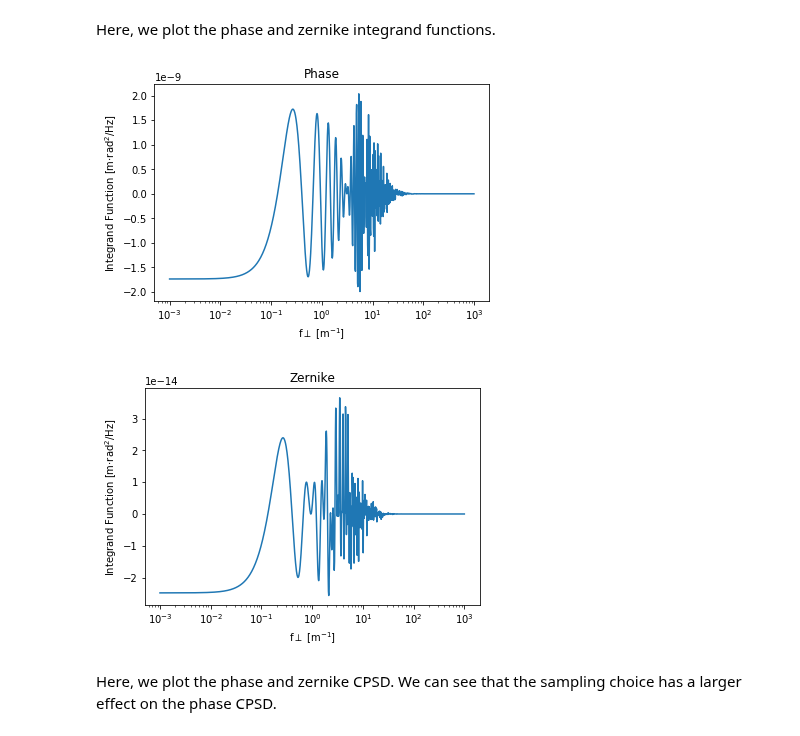
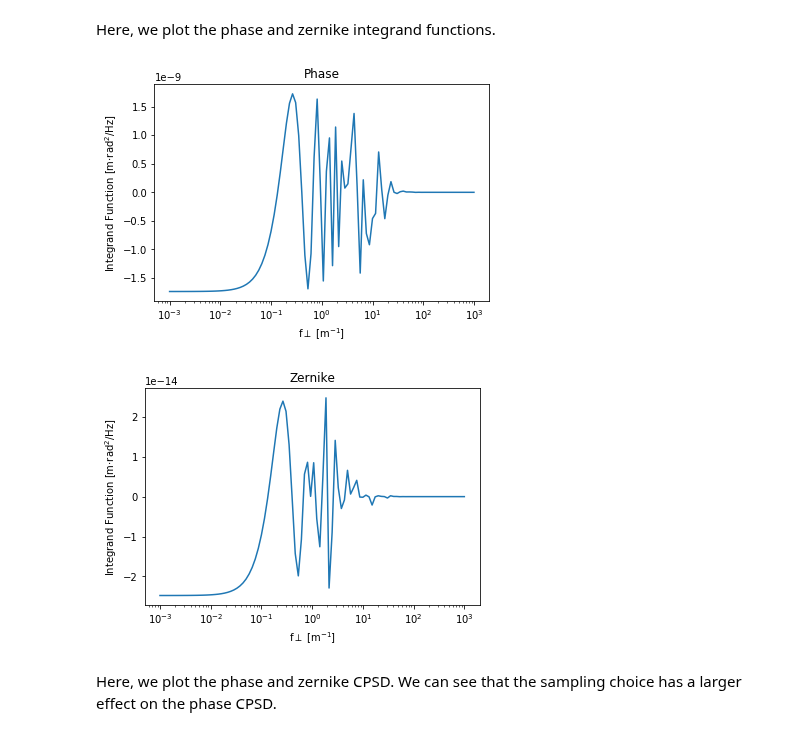
Before and after one commit to ArcetriAdaptiveOptics/arte, a Jupyter notebook: notebook/atmo/CPSD_examples.ipynb, the cells around one changed output. Drawn from its saved outputs; the diff is of its cells as text; code cells hidden in the pictures.

```diff
--- a/notebook/atmo/CPSD_examples.ipynb
+++ b/notebook/atmo/CPSD_examples.ipynb
@@ -18,7 +18,7 @@ aperture2 = CircularOpticalAperture(5, [0, 0, 0])
 cn2 = Cn2Profile.from_r0s(layersR0=[0.16], layersL0=[25], layersAltitude=[10e3],
                                    layersWindSpeed=[10], layersWindDirection=[-20])
 temp_freqs = np.linspace(0.05, 250, 5000)
-spat_freqs = np.logspace(-3, 3, 1000)
+spat_freqs = np.logspace(-3, 3, 100)
 
 mode_j = 2
 mode_k = 5
@@ -32,20 +32,20 @@ Here, we plot the phase and zernike integrand functions.
 # %%
 import matplotlib.pyplot as plt
 
-plt.semilogx(spat_freqs2, np.real(phaseIntegrand))
+plt.semilogx(spat_freqs, np.real(phaseIntegrand))
 plt.xlabel('f${\perp}$ [m$^{-1}$]')
 plt.ylabel('Integrand Function [m$\cdot$rad$^{2}$/Hz]')
 plt.title('Phase')
 plt.show()
 
 plt.semilogx(spat_freqs, np.real(zernikeIntegrand))
 plt.xlabel('f${\perp}$ [m$^{-1}$]')
 plt.ylabel('Integrand Function [m$\cdot$rad$^{2}$/Hz]')
 plt.title('Zernike')
 plt.show()
 # %% [output]
-[figure, old version]
+[figure, new version]
-[figure, old version]
+[figure, new version]
 # %%
 mode_j = 2
 mode_k = 5
```
Also changed, not shown: 3 other files.
